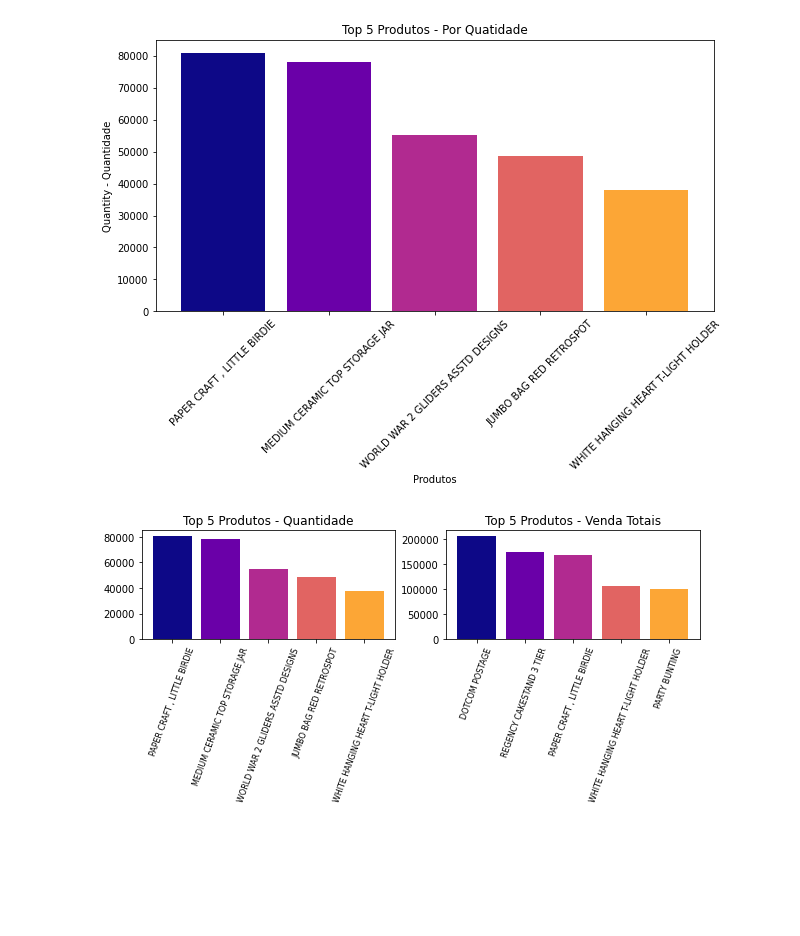
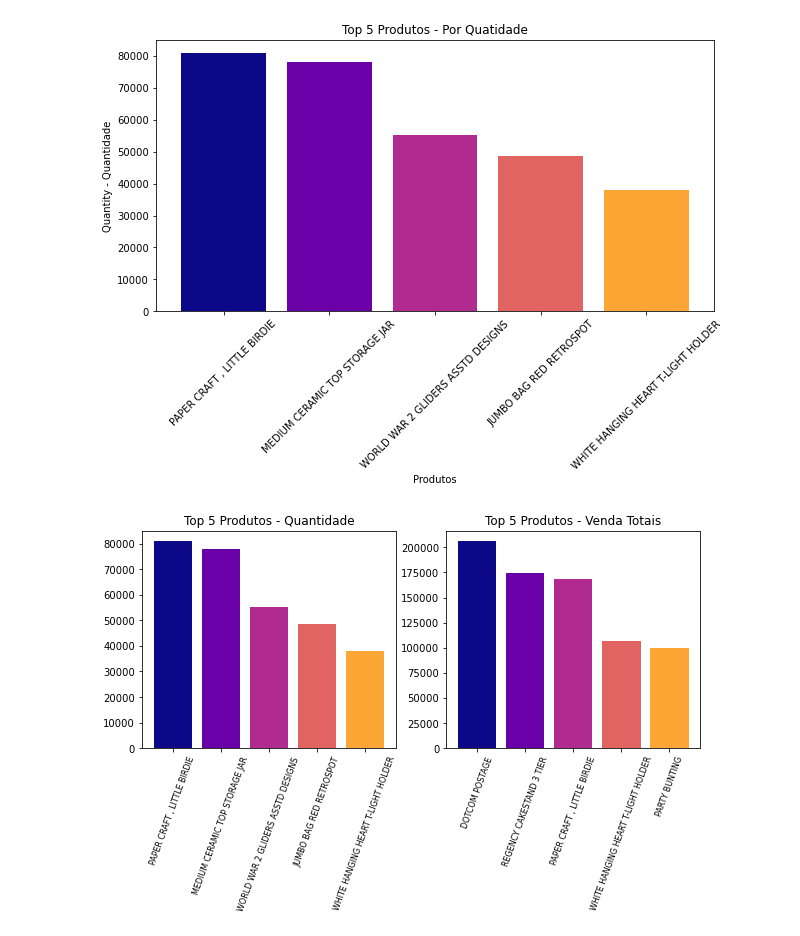
Before and after one commit to Franklin-Souza/portfolio, a Jupyter notebook: Projeto-1_Online_Retail.ipynb, the cells around one changed output. Cells and saved outputs as stored; diff of their text form; code cells hidden in the pictures; blank space fills up the shorter version.

```diff
--- a/Projeto-1_Online_Retail.ipynb
+++ b/Projeto-1_Online_Retail.ipynb
@@ -9,9 +10,9 @@ import pandas as pd
 import matplotlib.pyplot as plt
 # %%
 #Importação de dados
-file_path = 'C:\\Users\\geral\\Desktop\\JUPITER\\Online+Retail.xlsx'
+#file_path = 'C:\\Users\\geral\\Desktop\\JUPITER\\Online+Retail.xlsx'
 
-#file_path = 'C:\\Users\\frank\\OneDrive\\Área de Trabalho\\Projeto-1\\Online+Retail.xlsx'
+file_path = 'C:\\Users\\frank\\OneDrive\\Área de Trabalho\\Projeto-1\\Online+Retail.xlsx'
 
 df = pd.read_excel(file_path)
 # %%
@@ -41,8 +32,8 @@ df.tail()
 #Criação do SalesTotal
 df['SalesTotals'] = round(df['Quantity']*df['UnitPrice'],1)
 # %%
-import datetime as dt
+df = df.copy()
 
-df2 = df
-df2['Mounth'] = df2['InvoiceDate'].dt.month
-df2
+df['Mounth'] = df['InvoiceDate'].dt.month
+df['Year'] = df['InvoiceDate'].dt.year
+df = df.drop(columns=['InvoiceDate'])
@@ -166,32 +149,32 @@ plt.show()
 
 top_proucts_quantity = df.groupby('Description')['Quantity'].sum().nlargest(5)
 label_quantity =  top_proucts_quantity.index
 values_quantity = top_proucts_quantity.values
 
 top_proucts_SalesTotals = df.groupby('Description')['SalesTotals'].sum().nlargest(5)
 label_SalesTotals =  top_proucts_SalesTotals.index
 values_SalesTotals = top_proucts_SalesTotals.values
 
 
-fig, (ax1,ax2) = plt.subplots(1,2, figsize=(10, 2))
+fig, (ax1,ax2) = plt.subplots(1,2, figsize=(10, 4))
 
 #### Grafico 1
 ax1.bar(label_quantity, values_quantity, color=[plt.cm.plasma(i / 5) for i in range(5)])
 
 # Define as localizações e rótulos dos ticks
 
 ax1.set_title('Top 5 Produtos - Quantidade')
 ax1.set_xticks(range(len(label_quantity)))
 ax1.set_xticklabels(label_quantity, rotation=70, fontsize=8);
 
 #### Grafico 2
 
 ax2.bar(label_SalesTotals, values_SalesTotals, color=[plt.cm.plasma(i / 5) for i in range(5)])
 
 # Define as localizações e rótulos dos ticks
 
 ax2.set_title('Top 5 Produtos - Venda Totais')
 ax2.set_xticks(range(len(label_SalesTotals)))
 ax2.set_xticklabels(label_SalesTotals, rotation=70,fontsize=8);
 # %% [output]
-[figure, old version]
+[figure, new version]
```
Also changed, not shown: parts of 11 cells of this notebook.
